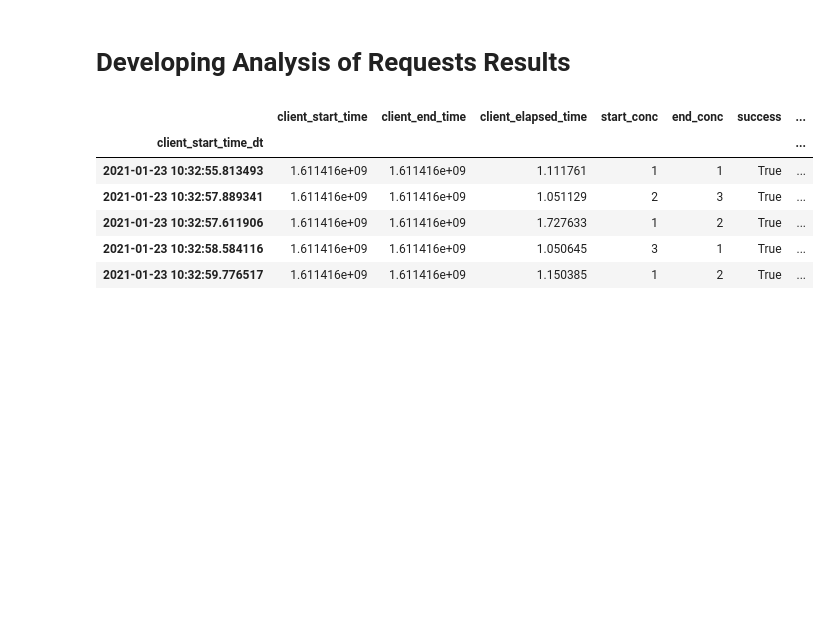
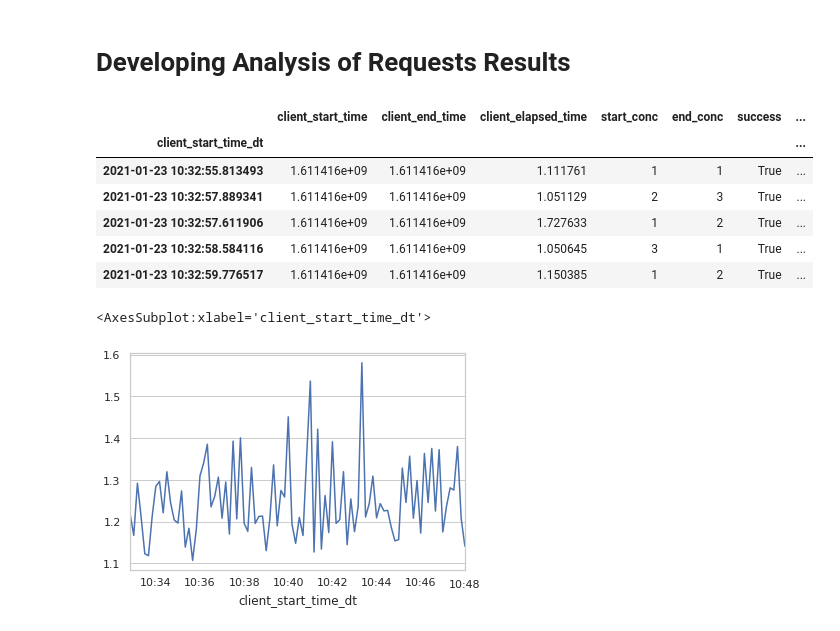
Before and after one commit to pacslab/conc-value-perf-modelling, a Jupyter notebook: experiments/experimenter/parse.ipynb, the cells around one changed output. Cells and saved outputs as stored; diff of their text form; code cells hidden in the pictures; blank space fills up the shorter version.

```diff
--- a/experiments/experimenter/parse.ipynb
+++ b/experiments/experimenter/parse.ipynb
@@ -207,24 +207,29 @@ average std to mean 0.07910337417479094
 reqs_file_list = glob.glob(results_reqs_glob)
 reqs_file_list.sort()
 # %%
-def parse_logger_file(csv_file_path):
+def parse_reqs_file(csv_file_path):
     df = pd.read_csv(csv_file_path, index_col=0, parse_dates=True)
     parse_epoch_cols(df, ['client_start_time', 'client_end_time' ])
     # skip 5 minutes
     df = df[df['client_start_time_dt'] > df['client_start_time_dt'].min() + timedelta(minutes=parse_skip_mins)]
     # df['lambda_over_n'] = df['rps'] / df['start_ready_count']
     # # set index to the time
     df = df.set_index('client_start_time_dt')
     return df
 
 
-df = parse_logger_file(reqs_file_list[0])
+df = parse_reqs_file(reqs_file_list[0])
 display(df.head())
+
+plt.figure()
+df['client_elapsed_time'].resample('10s').mean().plot()
 # %% [output]
 |  | client_start_time | client_end_time | client_elapsed_time | start_conc | end_conc | success | ... |
 | client_start_time_dt |  |  |  |  |  |  | ... |
 | 2021-01-23 10:32:55.813493 | 1.611416e+09 | 1.611416e+09 | 1.111761 | 1 | 1 | True | ... |
 | 2021-01-23 10:32:57.889341 | 1.611416e+09 | 1.611416e+09 | 1.051129 | 2 | 3 | True | ... |
 | 2021-01-23 10:32:57.611906 | 1.611416e+09 | 1.611416e+09 | 1.727633 | 1 | 2 | True | ... |
 | 2021-01-23 10:32:58.584116 | 1.611416e+09 | 1.611416e+09 | 1.050645 | 3 | 1 | True | ... |
 | 2021-01-23 10:32:59.776517 | 1.611416e+09 | 1.611416e+09 | 1.150385 | 1 | 2 | True | ... |
+<AxesSubplot:xlabel='client_start_time_dt'>
+[figure, added]
```
Also changed, not shown: parts of 4 cells of this notebook.
